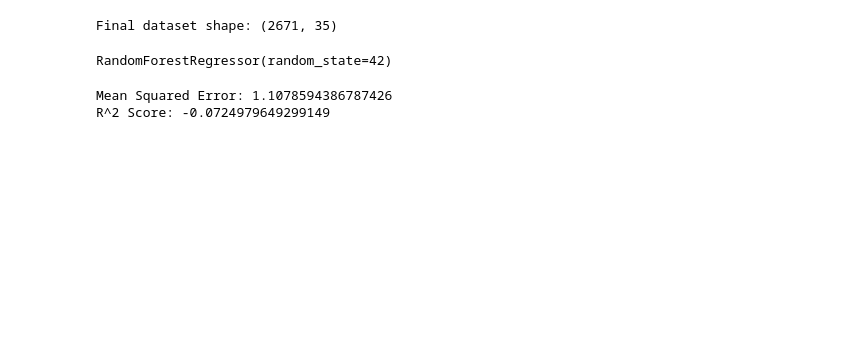
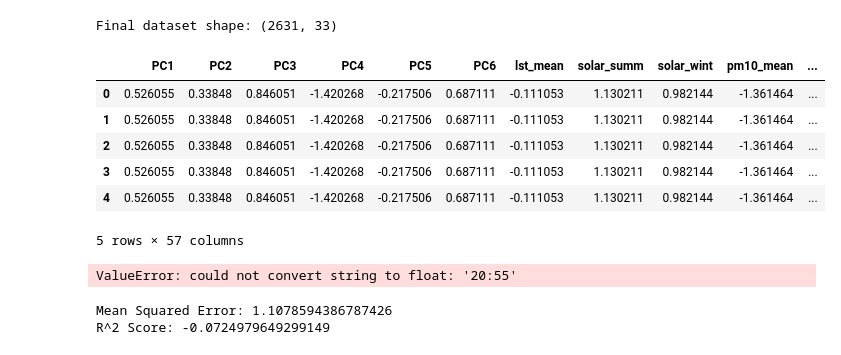
Before and after one commit to MauroPello/ENAC-ML4Science_LIPID, a Jupyter notebook: notebooks/pipeline.ipynb, the cells around one changed output. Cells and saved outputs as stored; diff of their text form; code cells hidden in the pictures; blank space fills up the shorter version.

```diff
--- a/notebooks/pipeline.ipynb
+++ b/notebooks/pipeline.ipynb
@@ -2,7 +2,6 @@
 import os
 import sys
 from pathlib import Path
-import math
 
 root = Path(os.getcwd()).parent
 sys.path.append(str(root))
@@ -14,15 +13,21 @@ morph_df = pd.read_csv("../data/morphology_data_cleaned.csv")
 morph_df.rename(columns={"id": "neighborhood_id"}, inplace=True)
 
 # Load health data
-health_df_soc = pd.read_excel("../data/synthetic_health_data.xlsx", sheet_name="Participant_SocioDemograph_Data")
-health_df_clin = pd.read_excel("../data/synthetic_health_data.xlsx", sheet_name="Participant_HEALTH_Data")
+health_df_soc = pd.read_excel(
+    "../data/synthetic_health_data.xlsx", sheet_name="Participant_SocioDemograph_Data"
+)
+health_df_clin = pd.read_excel(
+    "../data/synthetic_health_data.xlsx", sheet_name="Participant_HEALTH_Data"
+)
 
-# Merge health data
-health_df = pd.merge(health_df_soc, health_df_clin, on=["participant_id", "neighborhood_id"], how="inner")
+# Merge health data
+health_df = pd.merge(
+    health_df_soc, health_df_clin, on=["participant_id", "neighborhood_id"], how="inner"
+)
 
 # Merge morphology and health data
 df = pd.merge(morph_df, health_df, on="neighborhood_id", how="inner")
 
 print(f"Final dataset shape: {df.shape}")
 # %% [output]
-Final dataset shape: (2671, 35)
+Final dataset shape: (2631, 33)
@@ -44,35 +107,45 @@ categorical_cols = [
 from sklearn.model_selection import train_test_split
 from sklearn.ensemble import RandomForestRegressor
 
-# Define features and target
-features = df.drop(columns=["participant_id", "neighborhood_id", "GHQ12_score"])
-
-# Drop columns that are neither numerical nor categorical
-features = features.drop(columns=[col for col in features.columns if col not in numerical_cols + categorical_cols])
+# Drop columns that are neither numerical nor categorical nor binary
+features = df.drop(
+    columns=[
+        col
+        for col in df.columns
+        if col not in numerical_cols + categorical_cols + binary_cols
+    ]
+)
 
 # Encode categorical variables
 for col in categorical_cols:
     dummies = pd.get_dummies(features[col], prefix=col)
     features = pd.concat([features.drop(columns=[col]), dummies], axis=1)
-
-# Standardize numerical features
-features[numerical_cols] = pd.to_numeric(features[numerical_cols].stack(), errors='coerce').unstack()
-for col in numerical_cols:
-    features[col] = (features[col] - features[col].mean()) / features[col].std()
-
-# Define target variable
-target = df["GHQ12_score"]
-# Normalize target
-target = (target - target.mean()) / target.std()
-
-# Split data
-X_train, X_test, y_train, y_test = train_test_split(features, target, test_size=0.2, random_state=42)
-
-# Initialize and train model
-model = RandomForestRegressor(n_estimators=100, random_state=42)
-model.fit(X_train, y_train)
-# %% [output]
-RandomForestRegressor(random_state=42)
+# %%
+features.head()
+# %% [output]
+|  | PC1 | PC2 | PC3 | PC4 | PC5 | PC6 | lst_mean | solar_summ | solar_wint | pm10_mean | ... |
+| 0 | 0.526055 | 0.33848 | 0.846051 | -1.420268 | -0.217506 | 0.687111 | -0.111053 | 1.130211 | 0.982144 | -1.361464 | ... |
+| 1 | 0.526055 | 0.33848 | 0.846051 | -1.420268 | -0.217506 | 0.687111 | -0.111053 | 1.130211 | 0.982144 | -1.361464 | ... |
+| 2 | 0.526055 | 0.33848 | 0.846051 | -1.420268 | -0.217506 | 0.687111 | -0.111053 | 1.130211 | 0.982144 | -1.361464 | ... |
+| 3 | 0.526055 | 0.33848 | 0.846051 | -1.420268 | -0.217506 | 0.687111 | -0.111053 | 1.130211 | 0.982144 | -1.361464 | ... |
+| 4 | 0.526055 | 0.33848 | 0.846051 | -1.420268 | -0.217506 | 0.687111 | -0.111053 | 1.130211 | 0.982144 | -1.361464 | ... |
+5 rows × 57 columns
+# %%
+# Define target variable
+target = df["GHQ12_score"]
+# Normalize target
+target = (target - target.mean()) / target.std()
+
+# Split data
+X_train, X_test, y_train, y_test = train_test_split(
+    features, target, test_size=0.2, random_state=42
+)
+
+# Initialize and train model
+model = RandomForestRegressor(n_estimators=100, random_state=42)
+model.fit(X_train, y_train)
+# %% [output]
+ValueError: could not convert string to float: '20:55'
 # %%
 from sklearn.metrics import mean_squared_error, r2_score
 
```
Also changed, not shown: parts of 2 cells of this notebook, 3 other files.
